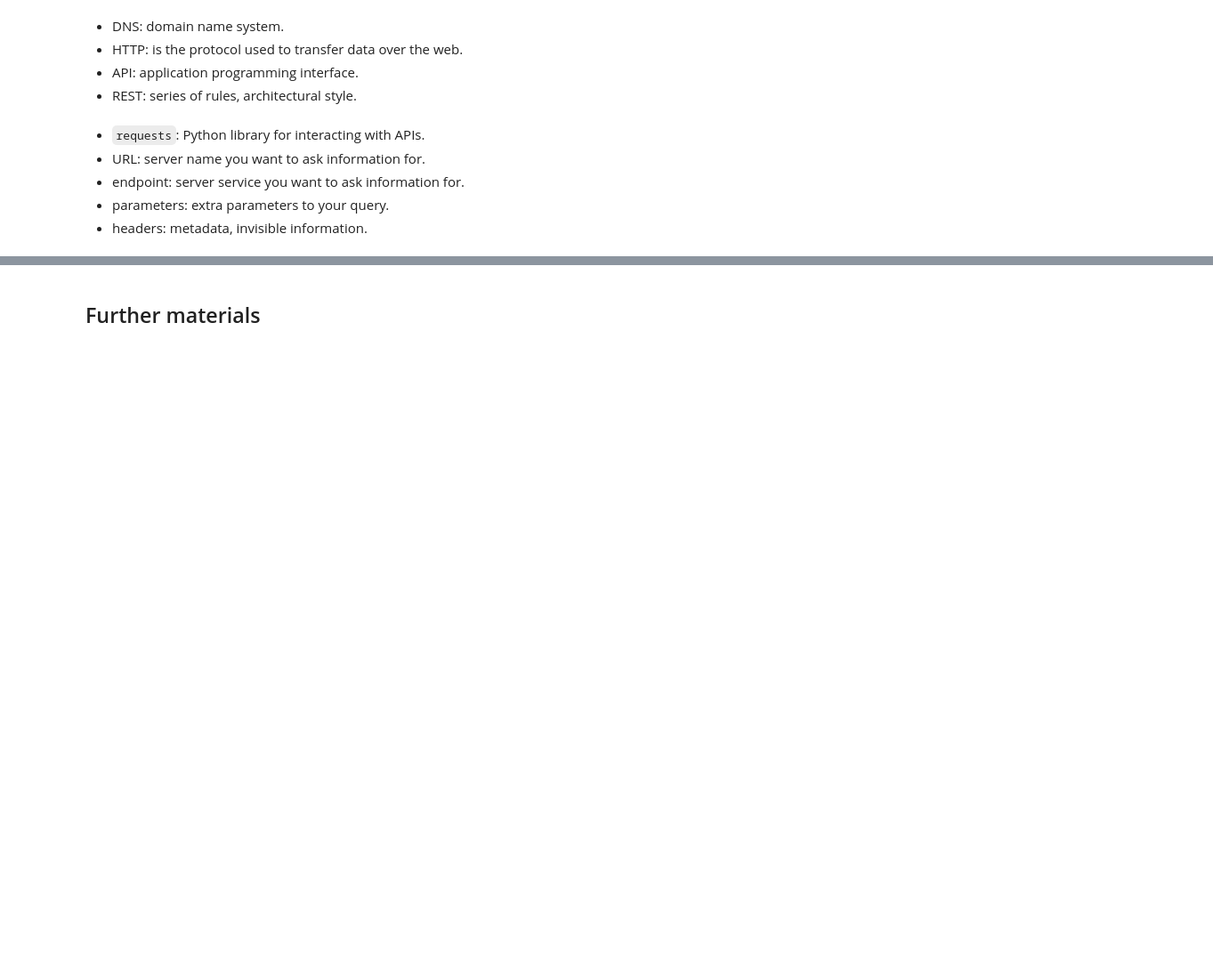
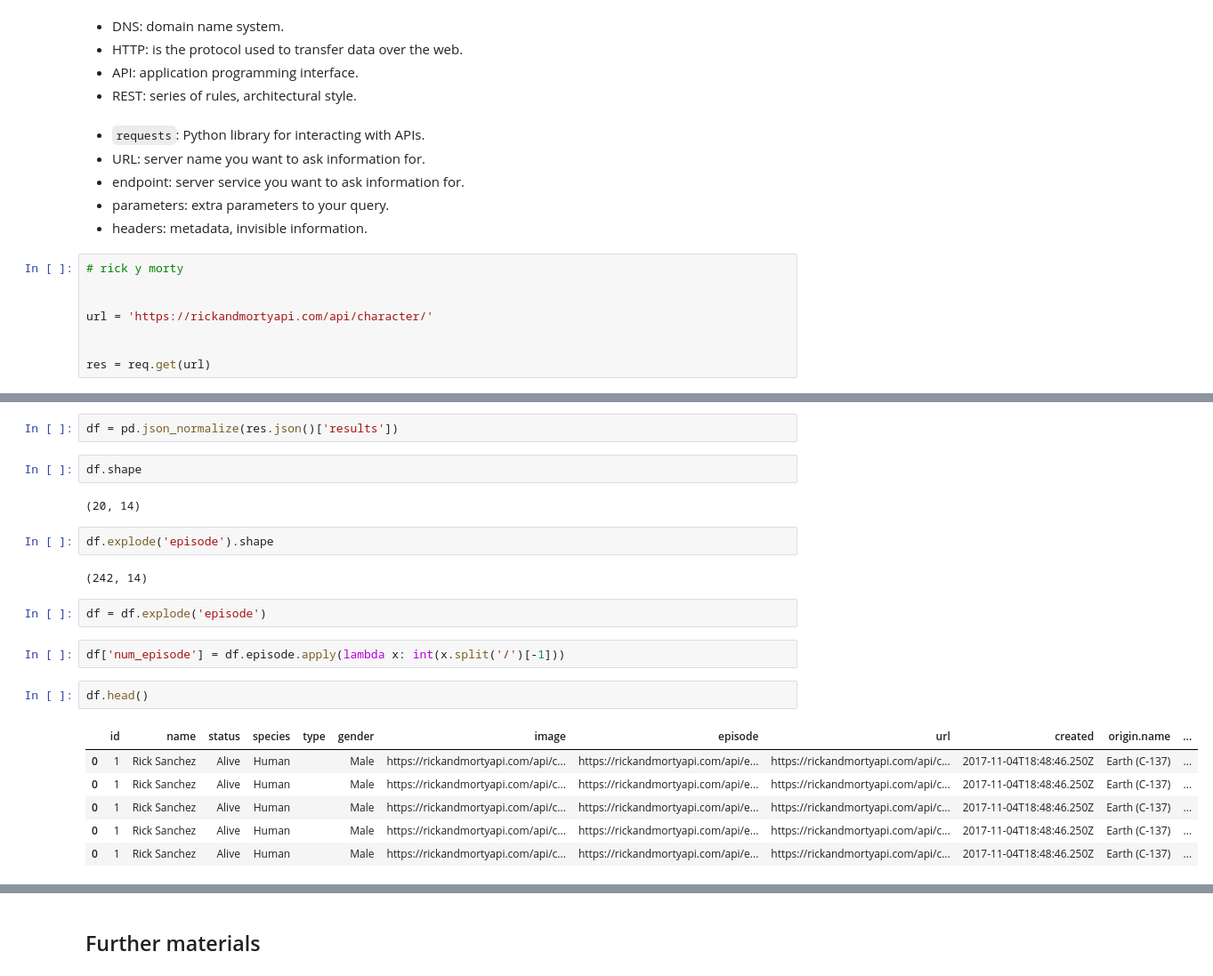
Before and after one commit to Ironhack-Data-Madrid-Enero-2024/apuntes_clase, a Jupyter notebook: semana_2/2.5_apis.ipynb, the cells around one changed output, grey strips where cells are left out. Shown at 89% size. Drawn from its saved outputs; the diff is of its cells as text; blank space fills up the shorter version.

```diff
--- a/semana_2/2.5_apis.ipynb
+++ b/semana_2/2.5_apis.ipynb
@@ -574,3 +746,11 @@ One example is the `tweepy` library, which makes obtaining data from Twitter's A
 * endpoint: server service you want to ask information for.
 * parameters: extra parameters to your query.
 * headers: metadata, invisible information.
+# %%
+# rick y morty
+
+
+url = 'https://rickandmortyapi.com/api/character/'
+
+
+res = req.get(url)
@@ -576,0 +783,23 @@ One example is the `tweepy` library, which makes obtaining data from Twitter's A
+# %%
+df = pd.json_normalize(res.json()['results'])
+# %%
+df.shape
+# %% [output]
+(20, 14)
+# %%
+df.explode('episode').shape
+# %% [output]
+(242, 14)
+# %%
+df = df.explode('episode')
+# %%
+df['num_episode'] = df.episode.apply(lambda x: int(x.split('/')[-1]))
+# %%
+df.head()
+# %% [output]
+|  | id | name | status | species | type | gender | image | episode | url | created | origin.name | ... |
+| 0 | 1 | Rick Sanchez | Alive | Human |  | Male | https://rickandmortyapi.com/api/c... | https://rickandmortyapi.com/api/e... | https://rickandmortyapi.com/api/c... | 2017-11-04T18:48:46.250Z | Earth (C-137) | ... |
+| 0 | 1 | Rick Sanchez | Alive | Human |  | Male | https://rickandmortyapi.com/api/c... | https://rickandmortyapi.com/api/e... | https://rickandmortyapi.com/api/c... | 2017-11-04T18:48:46.250Z | Earth (C-137) | ... |
+| 0 | 1 | Rick Sanchez | Alive | Human |  | Male | https://rickandmortyapi.com/api/c... | https://rickandmortyapi.com/api/e... | https://rickandmortyapi.com/api/c... | 2017-11-04T18:48:46.250Z | Earth (C-137) | ... |
+| 0 | 1 | Rick Sanchez | Alive | Human |  | Male | https://rickandmortyapi.com/api/c... | https://rickandmortyapi.com/api/e... | https://rickandmortyapi.com/api/c... | 2017-11-04T18:48:46.250Z | Earth (C-137) | ... |
+| 0 | 1 | Rick Sanchez | Alive | Human |  | Male | https://rickandmortyapi.com/api/c... | https://rickandmortyapi.com/api/e... | https://rickandmortyapi.com/api/c... | 2017-11-04T18:48:46.250Z | Earth (C-137) | ... |
```
Also changed, not shown: parts of 77 cells of this notebook.
